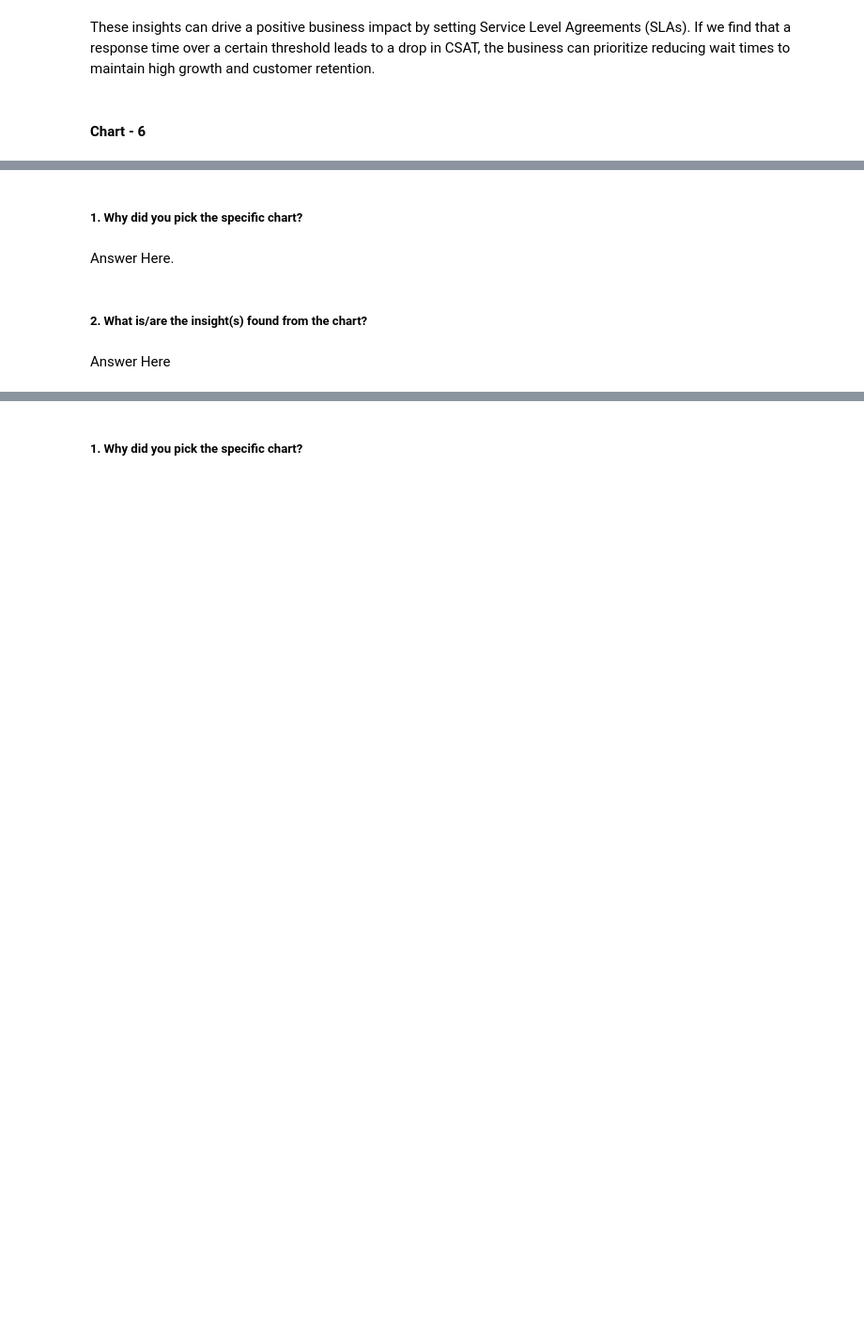
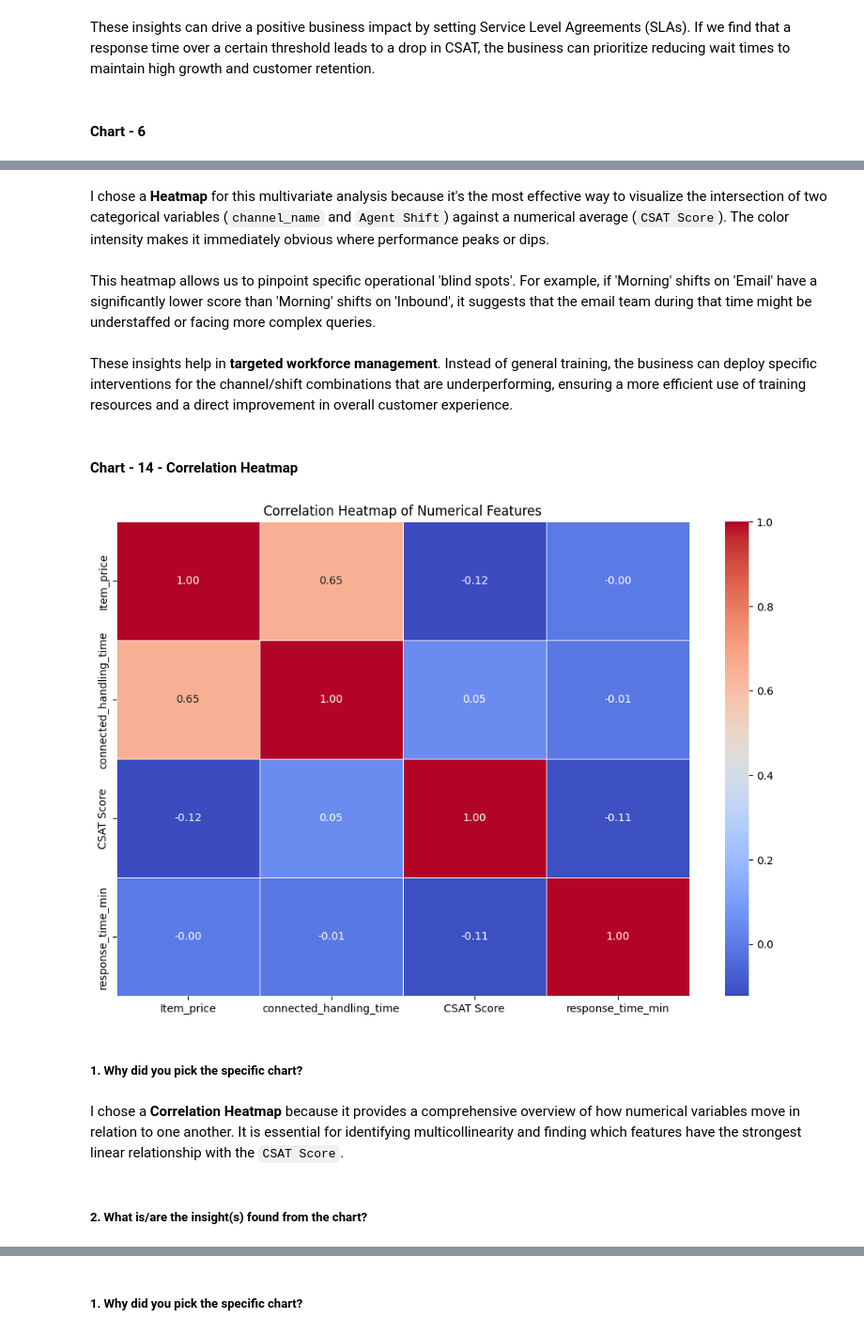
Before and after one commit to amol004/E-Commerce-Customer-Satisfaction-Score-Prediction-Deep-Learning, a Jupyter notebook: E_Commerce_Customer_Satisfaction_Score_Prediction.ipynb, the cells around one changed output, grey strips where cells are left out. Shown at 94% size. Saved outputs shown, nothing was run; the diff lists cells and outputs as text; code cells hidden in the pictures; blank space fills up the shorter version.

```diff
--- a/E_Commerce_Customer_Satisfaction_Score_Prediction.ipynb
+++ b/E_Commerce_Customer_Satisfaction_Score_Prediction.ipynb
@@ -479,8 +489,23 @@ These insights can drive a positive business impact by setting Service Level Agr
+# %% [markdown]
+I chose a **Heatmap** for this multivariate analysis because it's the most effective way to visualize the intersection of two categorical variables (`channel_name` and `Agent Shift`) against a numerical average (`CSAT Score`). The color intensity makes it immediately obvious where performance peaks or dips.
+# %% [markdown]
+This heatmap allows us to pinpoint specific operational 'blind spots'. For example, if 'Morning' shifts on 'Email' have a significantly lower score than 'Morning' shifts on 'Inbound', it suggests that the email team during that time might be understaffed or facing more complex queries.
+# %% [markdown]
+These insights help in **targeted workforce management**. Instead of general training, the business can deploy specific interventions for the channel/shift combinations that are underperforming, ensuring a more efficient use of training resources and a direct improvement in overall customer experience.
+# %% [markdown]
+#### Chart - 14 - Correlation Heatmap
+# %%
+# Chart - 14: Correlation Heatmap
+plt.figure(figsize=(12, 8))
+correlation_matrix = df.select_dtypes(include=[np.number]).corr()
+sns.heatmap(correlation_matrix, annot=True, cmap='coolwarm', fmt='.2f', linewidths=0.5)
+plt.title('Correlation Heatmap of Numerical Features')
+plt.show()
+# %% [output]
+[figure, added]
 # %% [markdown]
 ##### 1. Why did you pick the specific chart?
-# %% [markdown]
-Answer Here.
+# %% [markdown]
+I chose a **Correlation Heatmap** because it provides a comprehensive overview of how numerical variables move in relation to one another. It is essential for identifying multicollinearity and finding which features have the strongest linear relationship with the `CSAT Score`.
 # %% [markdown]
 ##### 2. What is/are the insight(s) found from the chart?
-# %% [markdown]
-Answer Here
```
Also changed, not shown: parts of 72 cells of this notebook.
